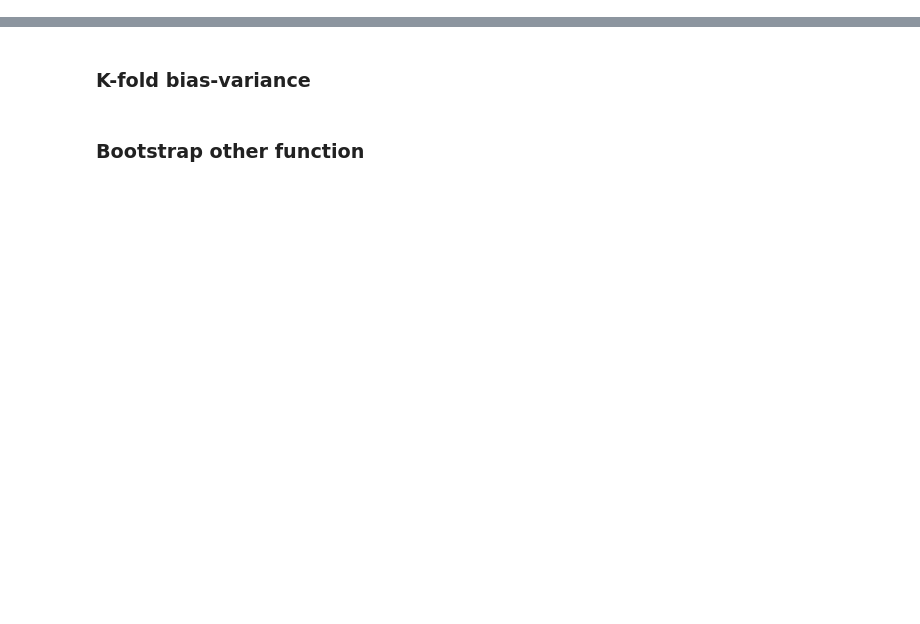
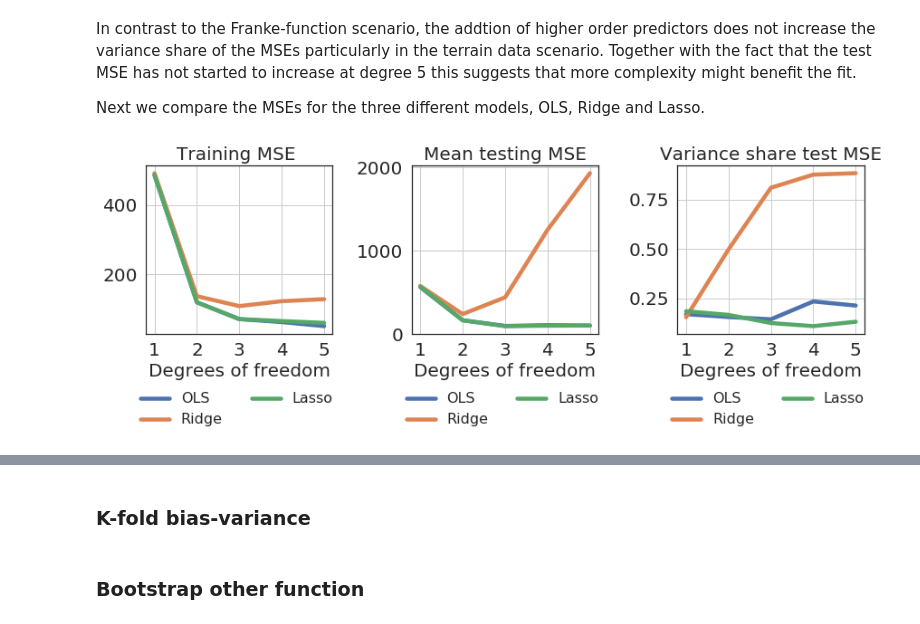
Before and after one commit to kaaja/ADAML, a Jupyter notebook: m1/m1Class.ipynb, the cells around one changed output, grey strips where cells are left out. Saved outputs shown, nothing was run; the diff lists cells and outputs as text; code cells hidden in the pictures; blank space fills up the shorter version.

```diff
--- a/m1/m1Class.ipynb
+++ b/m1/m1Class.ipynb
@@ -1187,0 +203,9 @@ for noise in noises:
+# %% [markdown]
+In contrast to the Franke-function scenario, the addtion of higher order predictors does not increase the variance share of the MSEs particularly in the terrain data scenario. Together with the fact that the test MSE has not started to increase at degree 5 this suggests that more complexity might benefit the fit.<br>
+
+Next we compare the MSEs for the three different models, OLS, Ridge and Lasso.
+# %%
+tst1.mseAllModels()
+tst1.mseAllModelsPlot()
+# %% [output]
+[figure, added]
```
Also changed, not shown: parts of 65 cells of this notebook, 1 other file.
